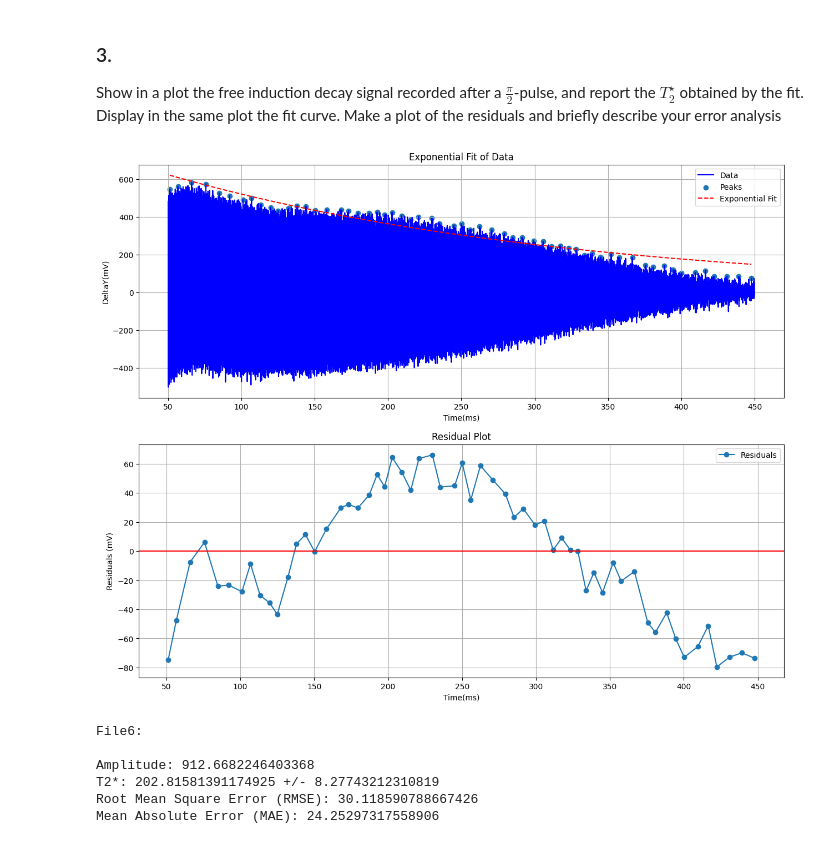
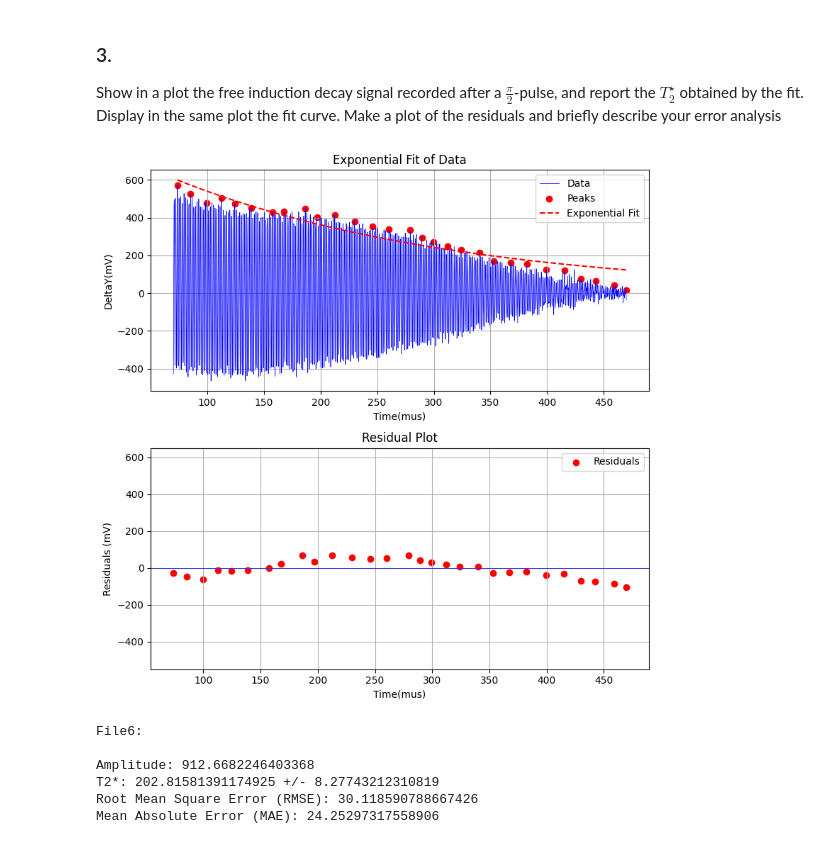
Before and after one commit to sdracia/Quantum-Hardware, a Jupyter notebook: project.ipynb, the cells around one changed output. Drawn from its saved outputs; the diff is of its cells as text; code cells hidden in the pictures.

```diff
--- a/project.ipynb
+++ b/project.ipynb
@@ -71,44 +72,48 @@ Show in a plot the free induction decay signal recorded after a $\frac{\pi}{2}$-
 def exponential_func(x, a, tau):
     return a * np.exp(-x / tau)
 
-fid_signal = pd.read_csv("File10/File10_fid.csv", skiprows=177000, skipfooter= 815000, engine="python")
+fid_signal = pd.read_csv("File1/File1_fid.csv", skiprows=lambda x: x % 10 != 0, engine="python")
 fid_signal.iloc[:, 0] *= 10e5
 fid_signal.iloc[:, 1] *= 10e2
-fid_signal.columns = ["Time(ms)", "DeltaY(mV)"]
+fid_signal.columns = ["Time(mus)", "DeltaY(mV)"]
 
-fig, axes = plt.subplots(nrows=2, ncols=1, figsize=(15, 12))
+fig, axes = plt.subplots(nrows=2, ncols=1, figsize=(8, 8))
 
 # Find peaks and perform exponential fit
-peaks_ind, _ = find_peaks(fid_signal.iloc[:, 1], height=0, prominence=0.5, distance=100)
+peaks_ind, _ = find_peaks(fid_signal.iloc[:, 1], height=0, prominence=0.5, distance=50)
 x_peaks = fid_signal.iloc[:, 0][peaks_ind]
 peaks = fid_signal.iloc[:, 1][peaks_ind]
 popt, pcov = curve_fit(exponential_func, x_peaks, peaks, p0=[600, 200])
 std_dev_T2 = np.sqrt(pcov[1, 1])
 
 # Plot the exponential fit on the first subplot
-axes[0].plot(fid_signal.iloc[:, 0], fid_signal.iloc[:, 1], label='Data', color = "blue")
-axes[0].scatter(x_peaks, peaks, label='Peaks', marker='o')
+axes[0].plot(fid_signal.iloc[:, 0], fid_signal.iloc[:, 1], label='Data', color = "blue", linewidth = 0.5)
+axes[0].scatter(x_peaks, peaks, label='Peaks', marker='o', color = "red")
 axes[0].plot(x_peaks, exponential_func(x_peaks, *popt), label='Exponential Fit', color = "red", linestyle='--')
-axes[0].set_xlabel("Time(ms)")
+axes[0].set_xlabel("Time(mus)")
 axes[0].set_ylabel("DeltaY(mV)")
 axes[0].set_title('Exponential Fit of Data')
 axes[0].legend()
 axes[0].grid(True)
 
 # Calculate the fitted values and residuals
 fitted_values = exponential_func(x_peaks, *popt)
 residuals = peaks - fitted_values
 
 # Plot the residuals on the second subplot
-axes[1].plot(x_peaks, residuals, label='Residuals', marker='o')
-axes[1].axhline(y=0, color='r', linestyle='-')  # Add horizontal line at y=0 for reference
+axes[1].scatter(x_peaks, residuals, label='Residuals', marker='o', color = 'r')
+axes[1].axhline(y=0, color='b', linestyle='-', linewidth=0.5)  # Add horizontal line at y=0 for reference
 axes[1].set_xlabel(fid_signal.columns[0])
 axes[1].set_ylabel('Residuals (mV)')
+axes[1].set_ylim([-550, 650])
 axes[1].set_title('Residual Plot')
 axes[1].legend()
 axes[1].grid(True)
+
+plt.tight_layout()
+plt.show()
 # %% [output]
-[figure, old version]
+[figure, new version]
 # %%
 # Define the function for exponential fit
 def exponential_func(x, a, tau):
```
Also changed, not shown: parts of 1 cell of this notebook, 2 other files.
